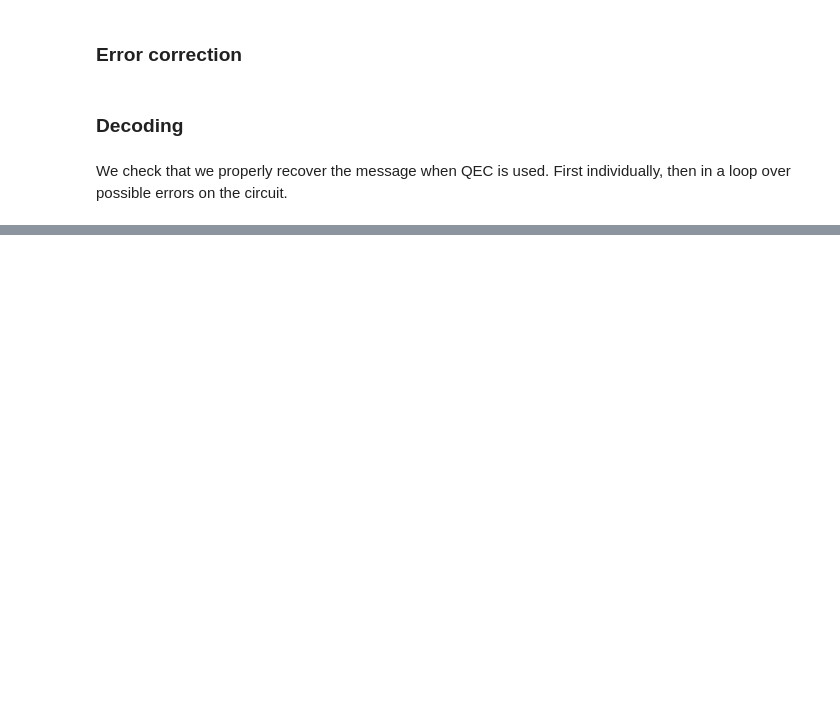
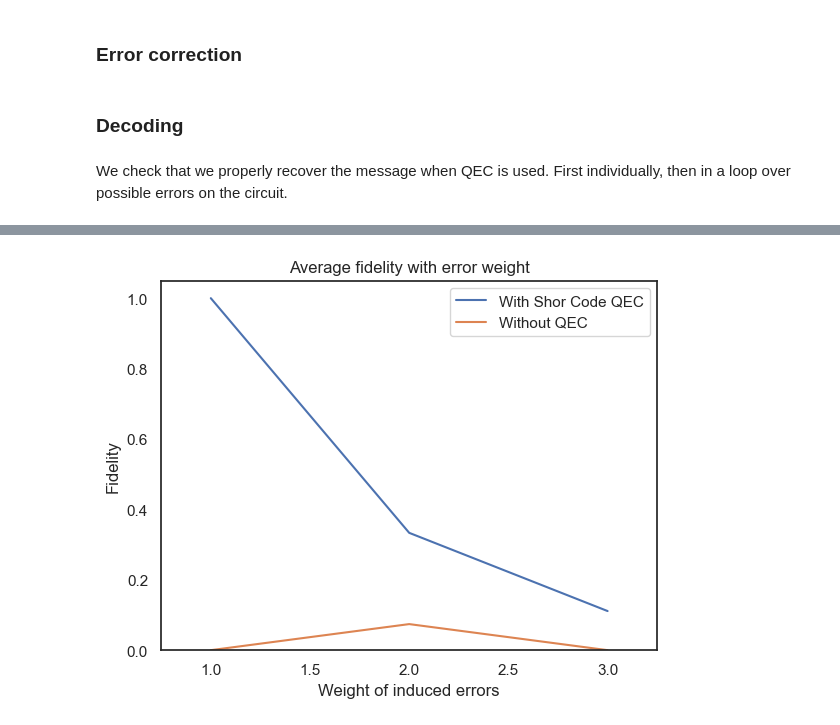
Before and after one commit to GT-Quantum-Computing-Association/LogicalQ, a Jupyter notebook: demos/fragments/ShorCode.ipynb, the cells around one changed output, grey strips where cells are left out. Drawn from its saved outputs; the diff is of its cells as text; code cells hidden in the pictures; blank space fills up the shorter version.

```diff
--- a/demos/fragments/ShorCode.ipynb
+++ b/demos/fragments/ShorCode.ipynb
@@ -543,3 +469,16 @@ legend.get_frame().set_facecolor('white')
+# %%
+average_fidelities = [[np.mean(arr) for arr in QEC_fidel_ave], [np.mean(arr) for arr in no_QEC_fidel_ave]]
+plt.plot(np.arange(1, 1+len(QEC_success_rates)), average_fidelities[0], label="With Shor Code QEC")
+plt.plot(np.arange(1, 1+len(no_QEC_success_rates)), average_fidelities[1], label="Without QEC")
+plt.title("Average fidelity with error weight")
+plt.xlabel("Weight of induced errors")
+plt.ylabel("Fidelity")
+plt.ylim([0,1.05])
+plt.xlim([0.75, len(QEC_success_rates) + 0.25])
+legend = plt.legend()
+legend.get_frame().set_facecolor('white')
+# %% [output]
+[figure, added]
 # %%
 QEC_fidel_by_weight = QEC_fidel_ave
 
```
Also changed, not shown: parts of 20 cells of this notebook.
